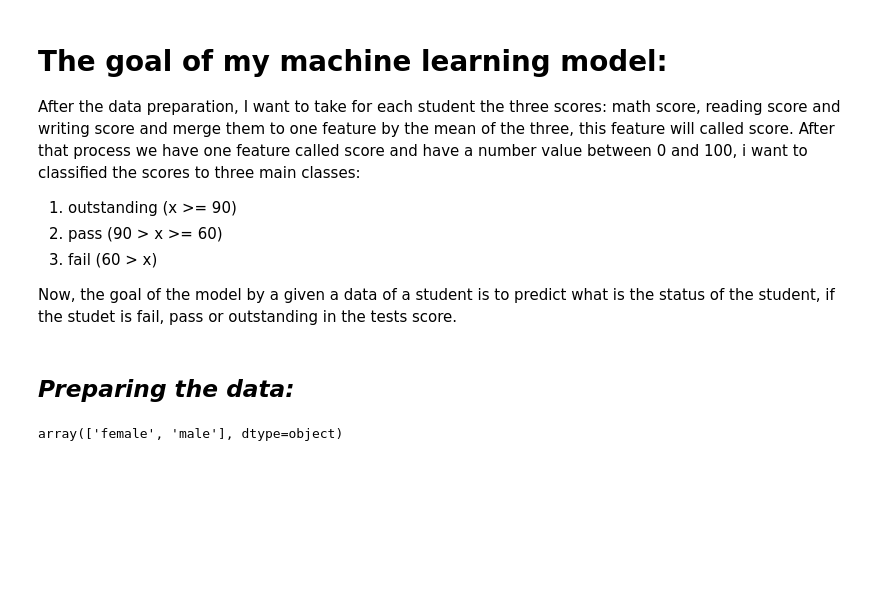
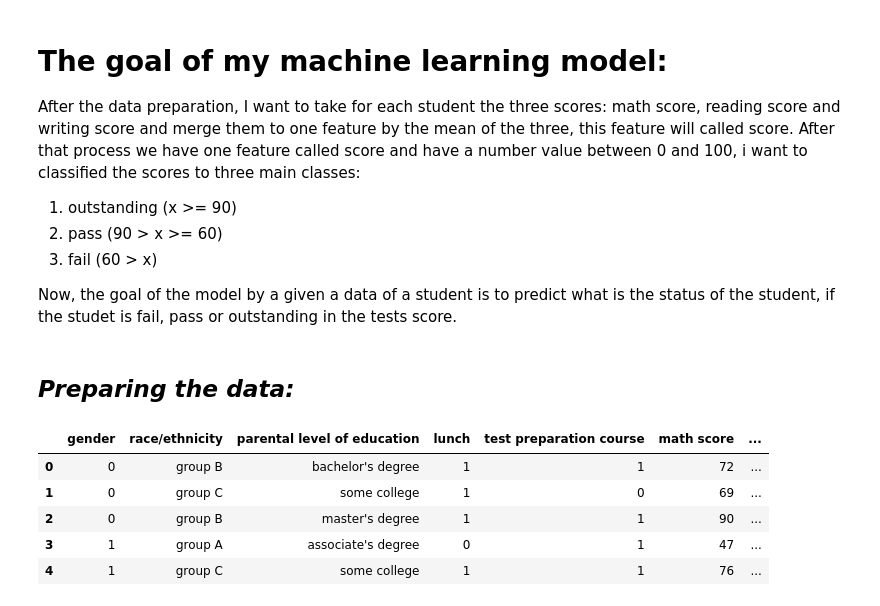
Before and after one commit to kggold4/final-project-intro-data-science, a Jupyter notebook: notebook3.ipynb, the cells around one changed output. Cells and saved outputs as stored; diff of their text form; code cells hidden in the pictures; blank space fills up the shorter version.

```diff
--- a/notebook3.ipynb
+++ b/notebook3.ipynb
@@ -112,8 +179,3 @@ After that process we have one feature called score and have a number value betw
 Now, the goal of the model by a given a data of a student is to predict what is the status of the student, if the studet is fail, pass or outstanding in the tests score.
 # %% [markdown]
 ## <i>Preparing the data:</i>
-# %%
-# as we can see in 'gender' feature we have only two targets / values : (male / female)
-students['gender'].unique()
-# %% [output]
-array(['female', 'male'], dtype=object)
@@ -121,0 +182,25 @@ array(['female', 'male'], dtype=object)
+# %%
+# for preparing all the binary values of text (string objects) in the data set:
+# I used the LabelEncoder from sklearn.preprocessing library,
+# that helping me to convert all the binary values of texetual data to a numbers
+from sklearn.preprocessing import LabelEncoder
+lc = LabelEncoder()
+
+# preparing the 'gender' feature to binary numbers (0 = female, 1 = male)
+students['gender'] = lc.fit_transform(students['gender'])
+
+# preparing the 'lunch' feature to binary numbers (0 = free/reduced	, 1 = standard)
+students['lunch'] = lc.fit_transform(students['lunch'])
+
+# preparing the 'lunch' feature to binary numbers (0 = completed, 1 = none)
+students['test preparation course'] = lc.fit_transform(students['test preparation course'])
+
+# showing results
+students.head()
+# %% [output]
+|  | gender | race/ethnicity | parental level of education | lunch | test preparation course | math score | ... |
+| 0 | 0 | group B | bachelor's degree | 1 | 1 | 72 | ... |
+| 1 | 0 | group C | some college | 1 | 0 | 69 | ... |
+| 2 | 0 | group B | master's degree | 1 | 1 | 90 | ... |
+| 3 | 1 | group A | associate's degree | 0 | 1 | 47 | ... |
+| 4 | 1 | group C | some college | 1 | 1 | 76 | ... |
```
Also changed, not shown: parts of 6 cells of this notebook.
